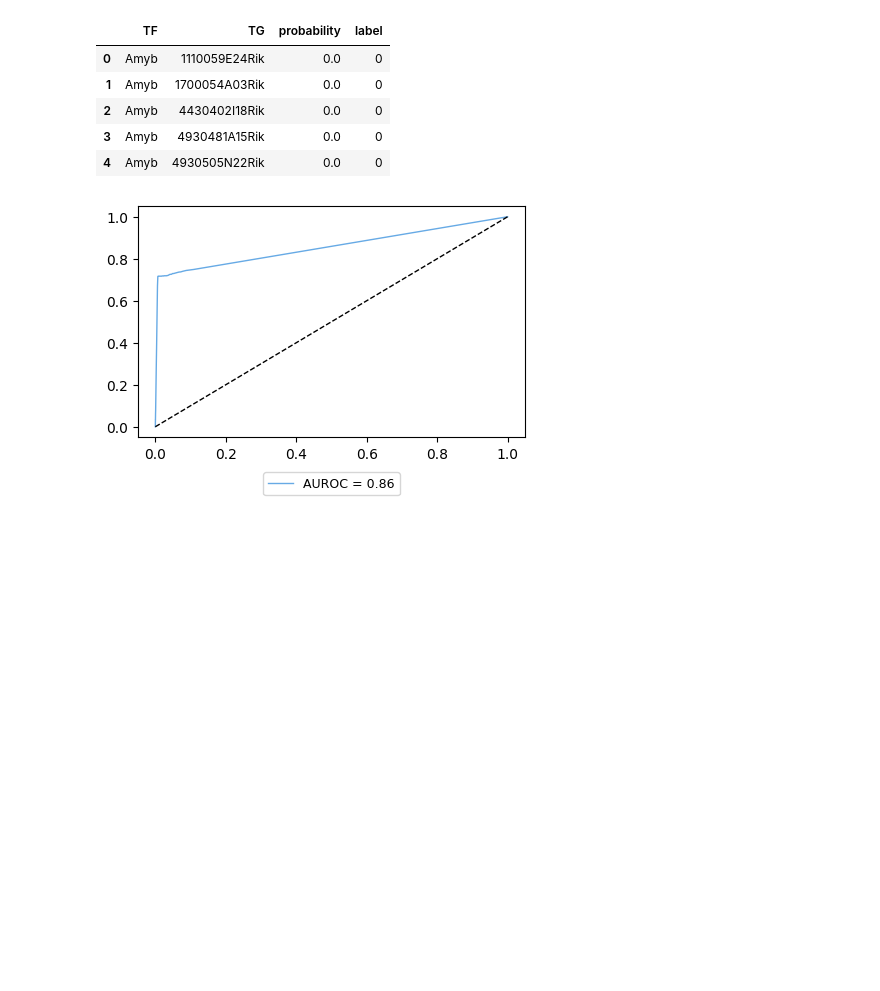
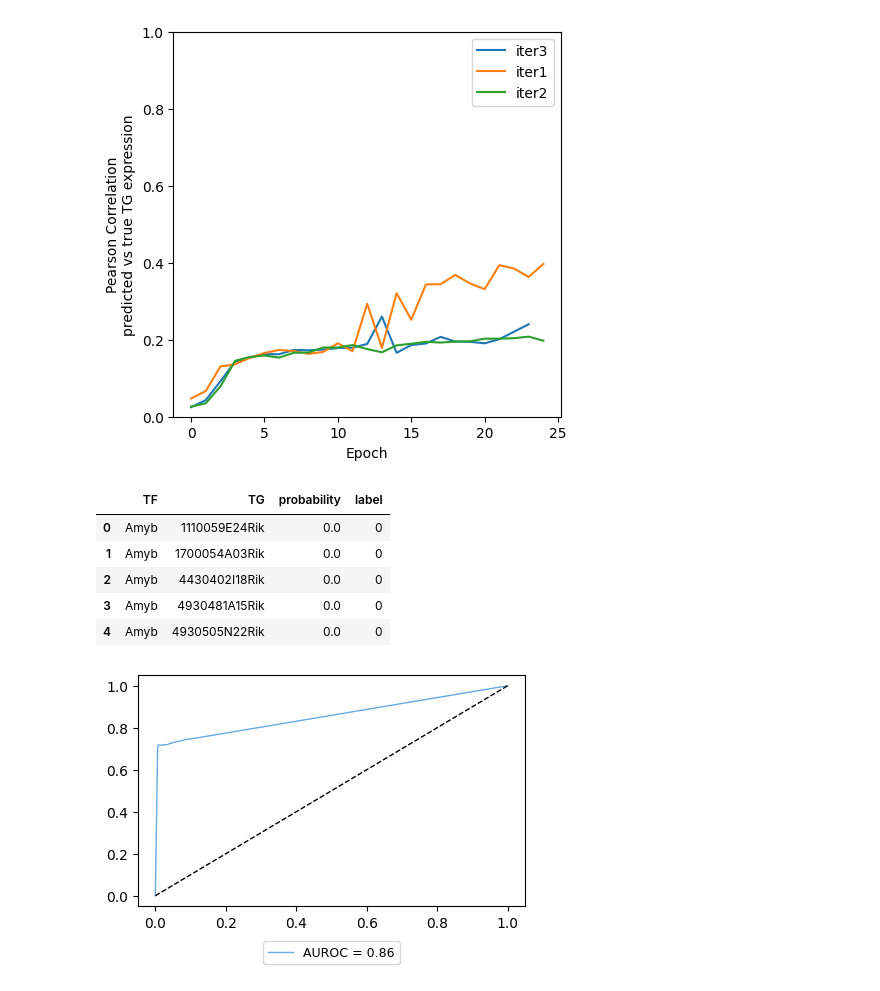
Before and after one commit to emoeller80281/Custom_GRN_Inference, a Jupyter notebook: dev/transformer/transformer_testing.ipynb, the cells around one changed output. Drawn from its saved outputs; the diff is of its cells as text; code cells hidden in the pictures; blank space fills up the shorter version.

```diff
--- a/dev/transformer/transformer_testing.ipynb
+++ b/dev/transformer/transformer_testing.ipynb
@@ -26,3 +27,13 @@ TEST_DIR=os.path.join(PROJECT_DIR, f"output/transformer_testing_output/model_tra
 
 DATA_DIR = os.path.join(PROJECT_DIR, "dev/transformer/transformer_data")
 GROUND_TRUTH_FILE = os.path.join(PROJECT_DIR, "ground_truth_files/mESC_beeline_ChIP-seq.csv")
+# %%
+iter_log_dict = {}
+for item in os.listdir(TEST_DIR):
+    item_path = os.path.join(TEST_DIR, item)
+    if os.path.isdir(item_path) and "iter" in item:
+        print(item)
+        iter_training_log_path = os.path.join(item_path, "training_log.csv")
+        if os.path.isfile(iter_training_log_path):
+            iter_training_log_df = pd.read_csv(iter_training_log_path, index_col=0, header=0)
+            iter_log_dict[item] = iter_training_log_df
@@ -29,3 +61,16 @@ GROUND_TRUTH_FILE = os.path.join(PROJECT_DIR, "ground_truth_files/mESC_beeline_C
+# %%
+plt.figure(figsize=(5,5))
+
+for iter_name, iter_train_df in iter_log_dict.items():
+    plt.plot(iter_train_df.index, iter_train_df["Pearson"], label=iter_name)
+
+plt.xlabel("Epoch")
+plt.ylabel("Pearson Correlation\npredicted vs true TG expression")
+plt.ylim((0, 1))
+plt.legend()
+plt.show()
+# %% [output]
+[figure, added]
 # %%
 chip_df = pd.read_csv(GROUND_TRUTH_FILE, header=0, index_col=None)
 chip_edges = set(zip(chip_df["Gene1"].str.upper(), chip_df["Gene2"].str.upper()))
```
Also changed, not shown: parts of 3 cells of this notebook, 4 other files.
